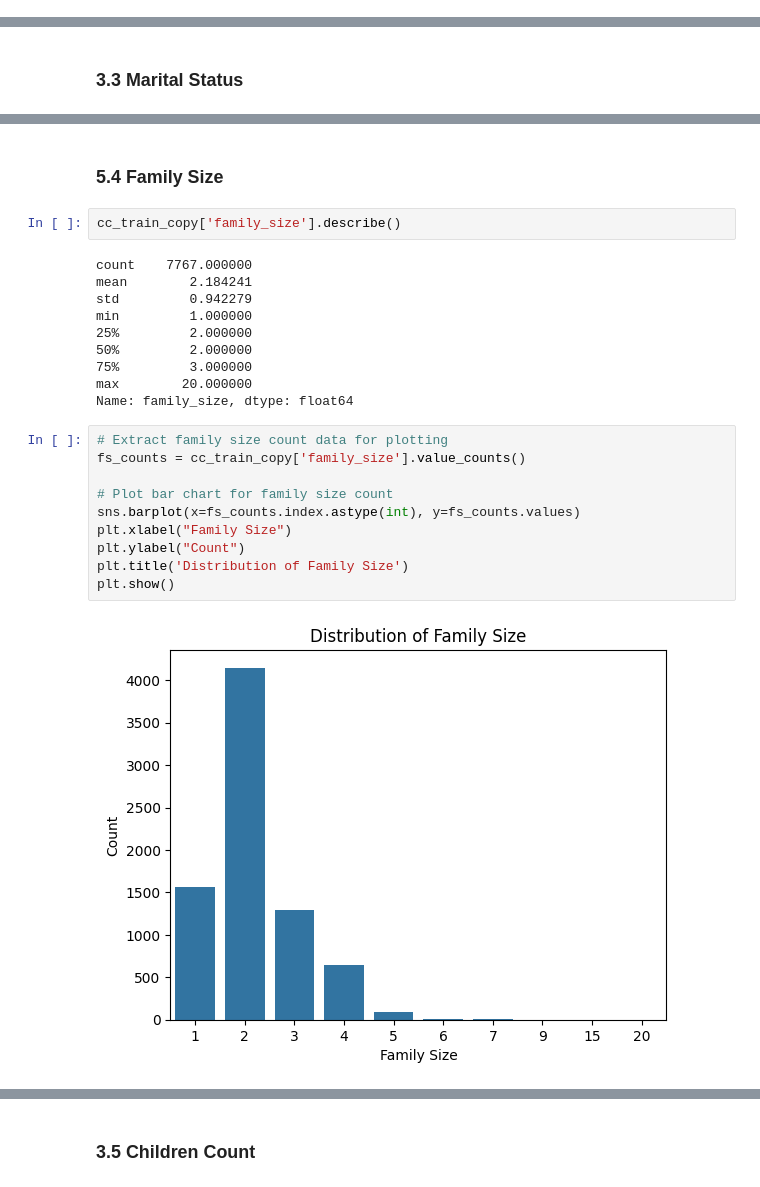
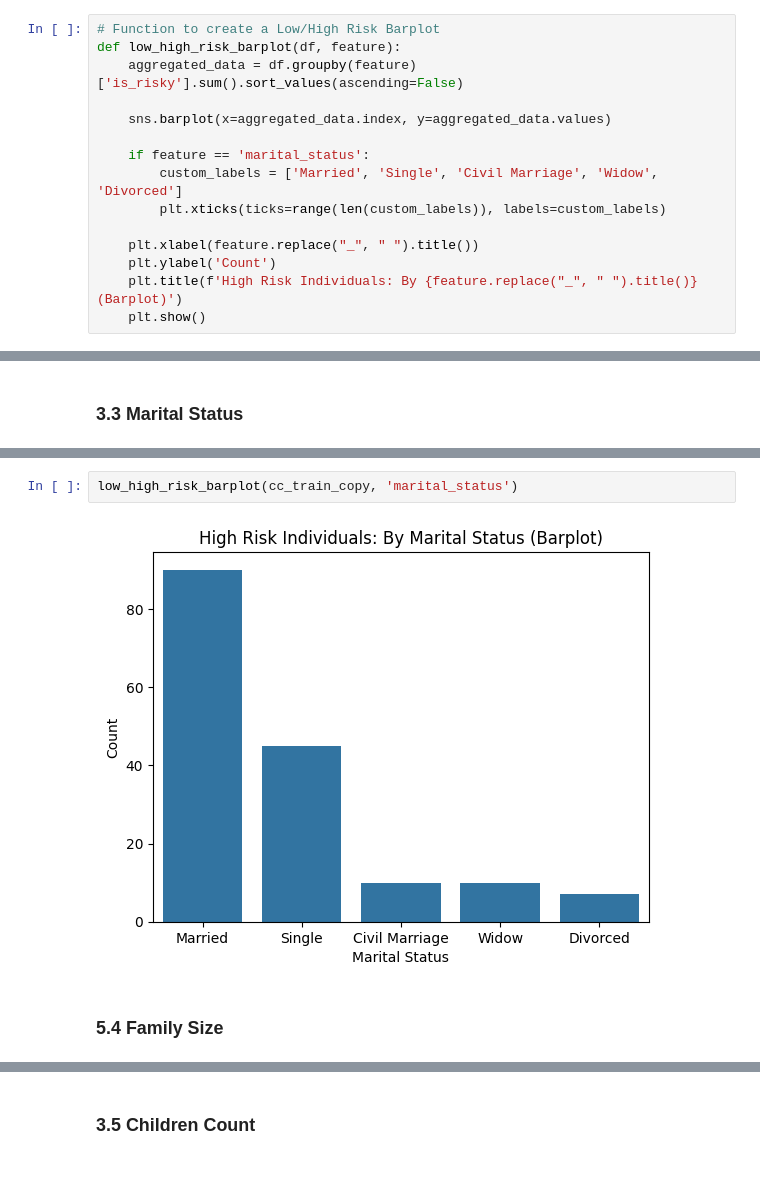
Before and after one commit to himaanssu/Credit_Card_Approval_Prediction, a Jupyter notebook: project.ipynb, the cells around one changed output, grey strips where cells are left out. Cells and saved outputs as stored; diff of their text form.

```diff
--- a/project.ipynb
+++ b/project.ipynb
@@ -97,2 +260,17 @@ def count_and_freq_stats(df,feature):
+# %%
+# Function to create a Low/High Risk Barplot
+def low_high_risk_barplot(df, feature):
+    aggregated_data = df.groupby(feature)['is_risky'].sum().sort_values(ascending=False)
+
+    sns.barplot(x=aggregated_data.index, y=aggregated_data.values)
+
+    if feature == 'marital_status':
+        custom_labels = ['Married', 'Single', 'Civil Marriage', 'Widow', 'Divorced']
+        plt.xticks(ticks=range(len(custom_labels)), labels=custom_labels)
+
+    plt.xlabel(feature.replace("_", " ").title())
+    plt.ylabel('Count')
+    plt.title(f'High Risk Individuals: By {feature.replace("_", " ").title()} (Barplot)')
+    plt.show()
 # %% [markdown]
 ### 3.1 **Gender**
@@ -220,26 +359,6 @@ plt.show()
+# %%
+low_high_risk_barplot(cc_train_copy, 'marital_status')
+# %% [output]
+[figure, added]
 # %% [markdown]
 ### 5.4 **Family Size**
-# %%
-cc_train_copy['family_size'].describe()
-# %% [output]
-count    7767.000000
-mean        2.184241
-std         0.942279
-min         1.000000
-25%         2.000000
-50%         2.000000
-75%         3.000000
-max        20.000000
-Name: family_size, dtype: float64
-# %%
-# Extract family size count data for plotting
-fs_counts = cc_train_copy['family_size'].value_counts()
-
-# Plot bar chart for family size count
-sns.barplot(x=fs_counts.index.astype(int), y=fs_counts.values)
-plt.xlabel("Family Size")
-plt.ylabel("Count")
-plt.title('Distribution of Family Size')
-plt.show()
-# %% [output]
-[figure, removed]
```
Also changed, not shown: parts of 52 cells of this notebook.
